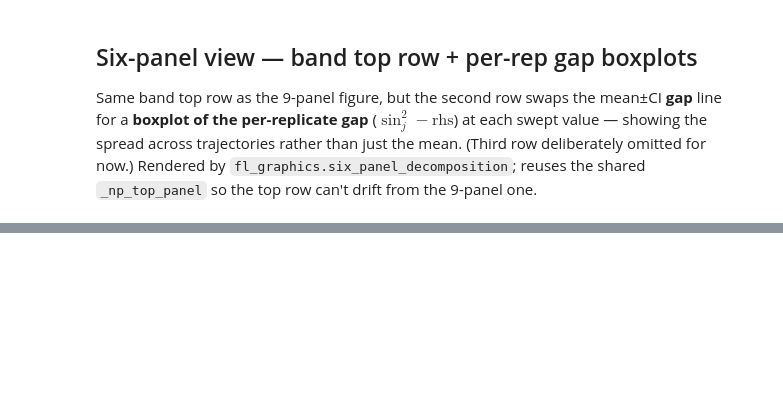
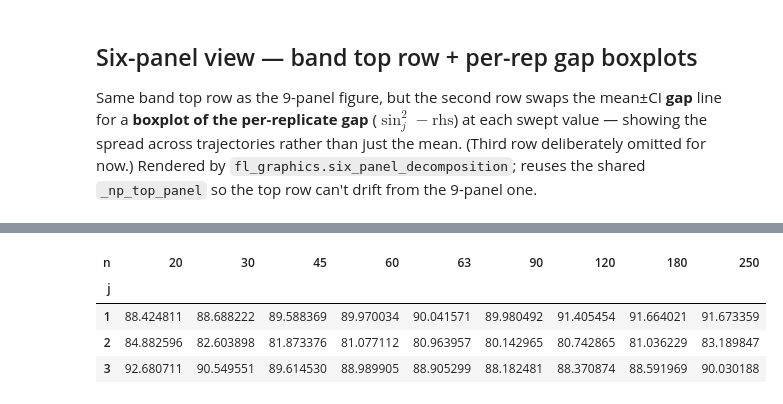
Before and after one commit to nlgac/factor_lab, a Jupyter notebook: ex-2_heavy_tail.ipynb, the cells around one changed output, grey strips where cells are left out. Saved outputs shown, nothing was run; the diff lists cells and outputs as text; code cells hidden in the pictures; blank space fills up the shorter version.

```diff
--- a/ex-2_heavy_tail.ipynb
+++ b/ex-2_heavy_tail.ipynb
@@ -205,0 +308,13 @@ display(Image(filename=str(_six_path_n)))
+# %%
+g = (df_nt.groupby(["j", "n"])
+       .agg(floor=("floor", "mean"), rhs=("rhs", "mean")))
+g["oos_pct"] = 100 * g["floor"] / g["rhs"]
+
+g["oos_pct"]                  # Series, MultiIndex (j, n) — organized by factor then n
+g["oos_pct"].unstack("n")     # 2-D table: rows = factor j, cols = n
+# %% [output]
+| n | 20 | 30 | 45 | 60 | 63 | 90 | 120 | 180 | 250 |
+| j |  |  |  |  |  |  |  |  |  |
+| 1 | 88.424811 | 88.688222 | 89.588369 | 89.970034 | 90.041571 | 89.980492 | 91.405454 | 91.664021 | 91.673359 |
+| 2 | 84.882596 | 82.603898 | 81.873376 | 81.077112 | 80.963957 | 80.142965 | 80.742865 | 81.036229 | 83.189847 |
+| 3 | 92.680711 | 90.549551 | 89.614530 | 88.989905 | 88.905299 | 88.182481 | 88.370874 | 88.591969 | 90.030188 |
```
Also changed, not shown: parts of 18 cells of this notebook.
